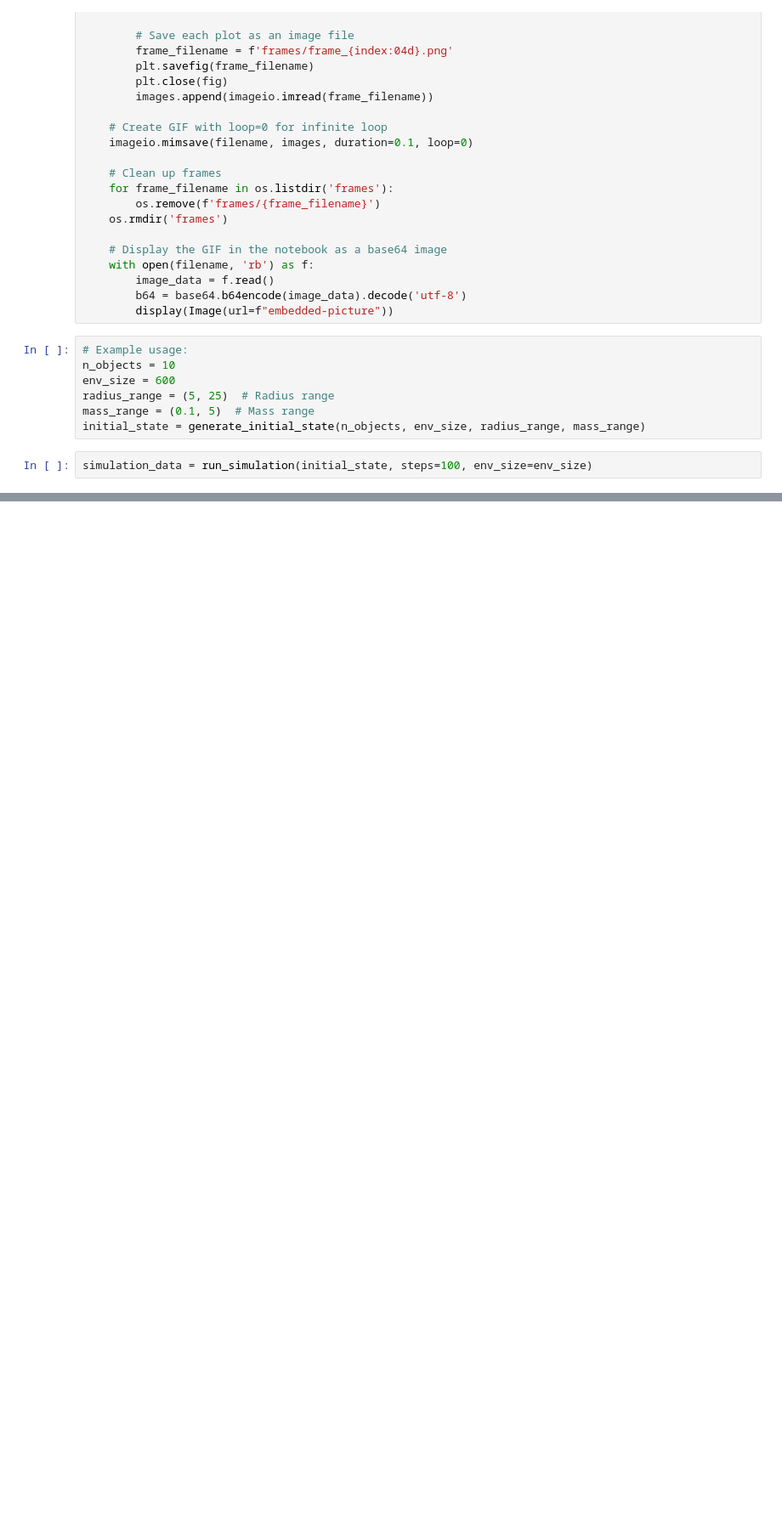
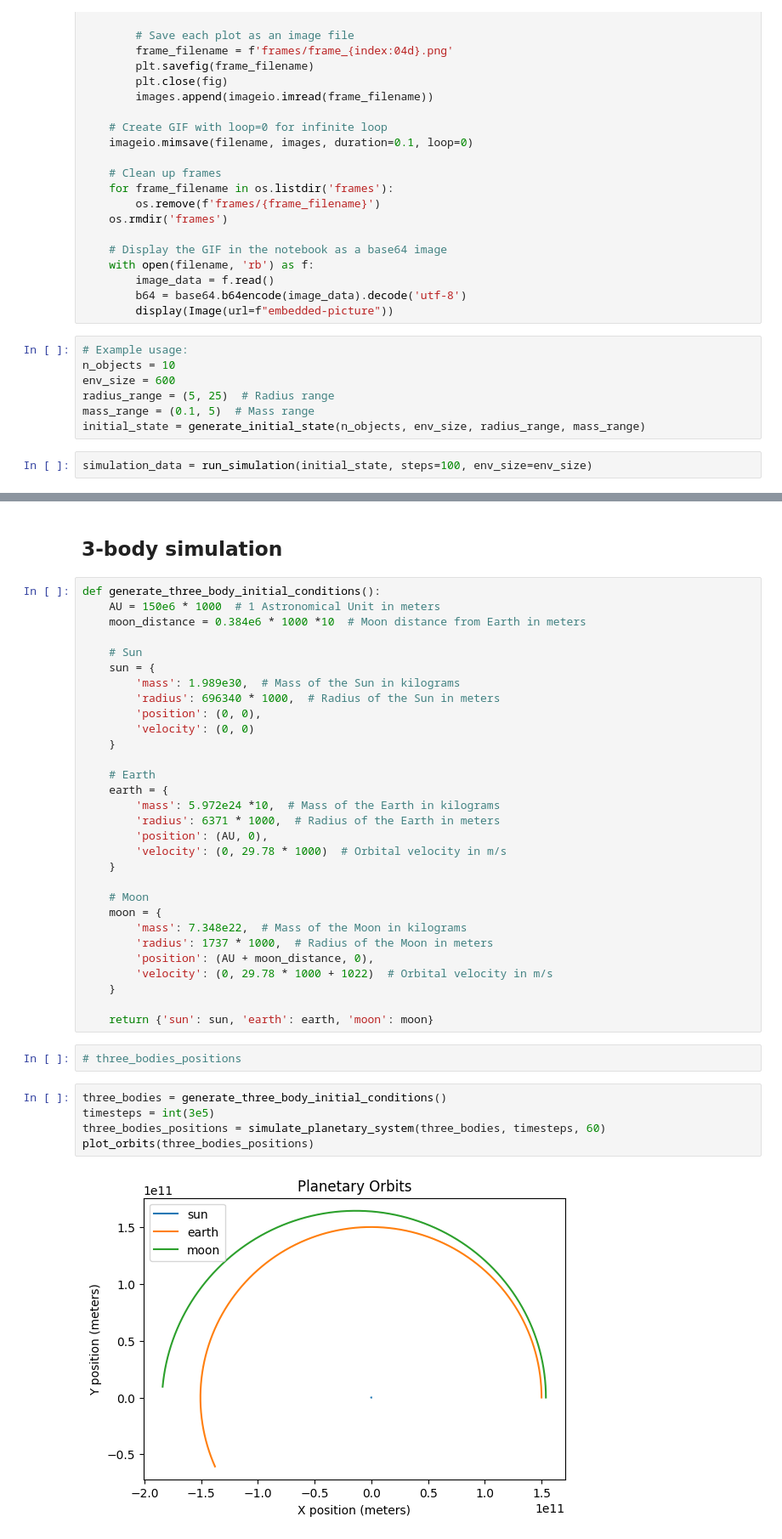
Before and after one commit to eagmon/notebook_tests, a Jupyter notebook: pymunk.ipynb, the cells around one changed output, grey strips where cells are left out. Shown at 85% size. Saved outputs shown, nothing was run; the diff lists cells and outputs as text; blank space fills up the shorter version.

```diff
--- a/pymunk.ipynb
+++ b/pymunk.ipynb
@@ -138,0 +286,41 @@ simulation_to_gif(simulation_data, env_size=env_size)
+# %% [markdown]
+## 3-body simulation
+# %%
+def generate_three_body_initial_conditions():
+    AU = 150e6 * 1000  # 1 Astronomical Unit in meters
+    moon_distance = 0.384e6 * 1000 *10  # Moon distance from Earth in meters
+
+    # Sun
+    sun = {
+        'mass': 1.989e30,  # Mass of the Sun in kilograms
+        'radius': 696340 * 1000,  # Radius of the Sun in meters
+        'position': (0, 0),
+        'velocity': (0, 0)
+    }
+
+    # Earth
+    earth = {
+        'mass': 5.972e24 *10,  # Mass of the Earth in kilograms
+        'radius': 6371 * 1000,  # Radius of the Earth in meters
+        'position': (AU, 0),
+        'velocity': (0, 29.78 * 1000)  # Orbital velocity in m/s
+    }
+
+    # Moon
+    moon = {
+        'mass': 7.348e22,  # Mass of the Moon in kilograms
+        'radius': 1737 * 1000,  # Radius of the Moon in meters
+        'position': (AU + moon_distance, 0),
+        'velocity': (0, 29.78 * 1000 + 1022)  # Orbital velocity in m/s
+    }
+
+    return {'sun': sun, 'earth': earth, 'moon': moon}
+# %%
+# three_bodies_positions
+# %%
+three_bodies = generate_three_body_initial_conditions()
+timesteps = int(3e5)
+three_bodies_positions = simulate_planetary_system(three_bodies, timesteps, 60)
+plot_orbits(three_bodies_positions)
+# %% [output]
+[figure, added]
```
Also changed, not shown: parts of 9 cells of this notebook.
